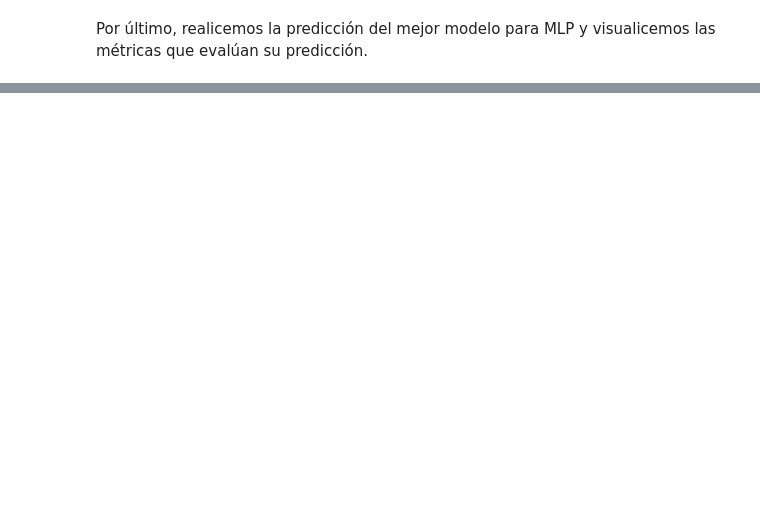
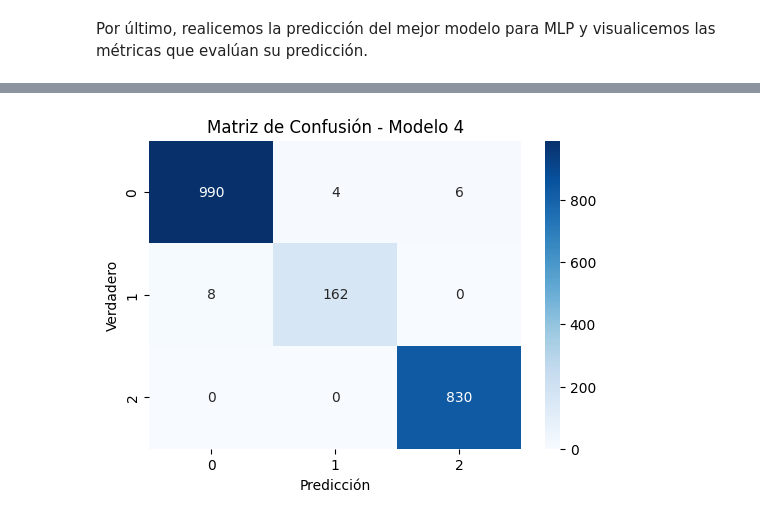
Before and after one commit to Kevin2558/Data_Science_Borrador, a Jupyter notebook: 10_Proyecto_Final/Opcion_2/Borrador.ipynb, the cells around one changed output, grey strips where cells are left out. Cells and saved outputs as stored; diff of their text form; code cells hidden in the pictures; blank space fills up the shorter version.

```diff
--- a/10_Proyecto_Final/Opcion_2/Borrador.ipynb
+++ b/10_Proyecto_Final/Opcion_2/Borrador.ipynb
@@ -174,11 +175,21 @@ model_3 = imbPipeline([
                           learning_rate='constant'
                           ))
 ])
+
+model_4 = imbPipeline([
+    ('scaler', StandardScaler()),
+    ('smote', SMOTE(random_state=42)),
+    ('rf', RandomForestClassifier(random_state=42,
+                                  n_estimators=100,
+                                  max_depth=None
+                                  ))
+])
 # %% [markdown]
 Entrenamiento.
 # %%
 model_1.fit(X_train, y_train)
 model_2.fit(X_train, y_train)
 model_3.fit(X_train, y_train)
+model_4.fit(X_train, y_train)
 # %% [output]
 Pipeline(steps=[('scaler', StandardScaler()), ('smote', SMOTE(random_state=42)),
@@ -191,7 +200,17 @@ Por último, realicemos la predicción del mejor modelo para MLP y visualicemos
 y_pred_1 = model_1.predict(X_test)
 y_pred_2 = model_2.predict(X_test)
 y_pred_3 = model_3.predict(X_test)
+y_pred_4 = model_4.predict(X_test)
+
+print("Modelo 1:")
 print(classification_report(y_test, y_pred_1))
+print('')
+print("Modelo 2:")
 print(classification_report(y_test, y_pred_2))
+print('')
+print("Modelo 3:")
 print(classification_report(y_test, y_pred_3))
+print('')
+print("Modelo 4:")
+print(classification_report(y_test, y_pred_4))
 # %% [output]
@@ -214,0 +267,11 @@ weighted avg       0.97      0.97      0.97      2000
+# %%
+conf_matrix_4 = confusion_matrix(y_test, y_pred_4)
+
+plt.figure(figsize=(6, 4))
+sns.heatmap(conf_matrix_4, annot=True, fmt='d', cmap='Blues')
+plt.title("Matriz de Confusión - Modelo 4")
+plt.xlabel("Predicción")
+plt.ylabel("Verdadero")
+plt.show()
+# %% [output]
+[figure, added]
```
Also changed, not shown: parts of 6 cells of this notebook.
